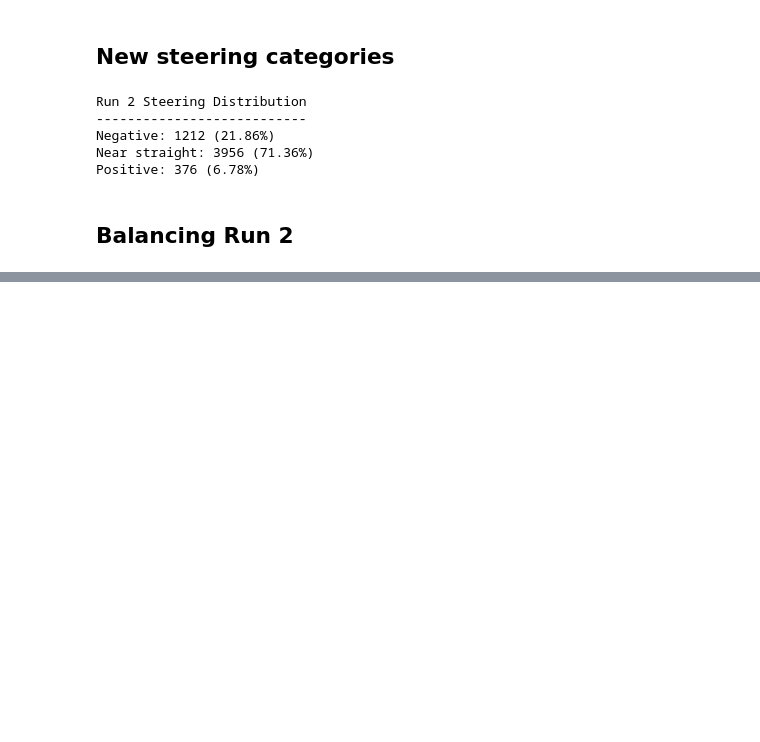
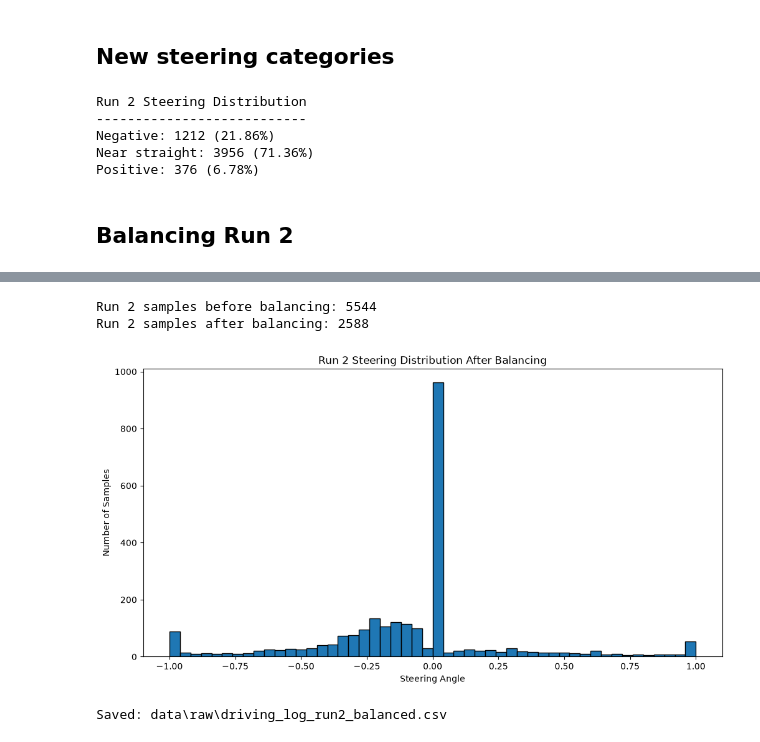
Before and after one commit to eljesam/Smart-Tech-CA2, a Jupyter notebook: exploration.ipynb, the cells around one changed output, grey strips where cells are left out. Saved outputs shown, nothing was run; the diff lists cells and outputs as text; code cells hidden in the pictures; blank space fills up the shorter version.

Commit message:
balanced run 2

```diff
--- a/exploration.ipynb
+++ b/exploration.ipynb
@@ -637,0 +641,53 @@ print("Near-straight samples:", len(straight))
+# %%
+MAX_STRAIGHT_SAMPLES = 1000
+
+if len(straight) > MAX_STRAIGHT_SAMPLES:
+    straight = straight.sample(
+        n=MAX_STRAIGHT_SAMPLES,
+        random_state=42
+    )
+# %%
+run2_balanced = pd.concat(
+    [turning, straight],
+    ignore_index=True
+)
+
+run2_balanced = run2_balanced.sample(
+    frac=1,
+    random_state=42
+).reset_index(drop=True)
+
+print("Run 2 samples before balancing:", len(run2_df))
+print("Run 2 samples after balancing:", len(run2_balanced))
+# %% [output]
+Run 2 samples before balancing: 5544
+Run 2 samples after balancing: 2588
+# %%
+plt.figure(figsize=(12, 6))
+
+plt.hist(
+    run2_balanced["steering"],
+    bins=50,
+    edgecolor="black"
+)
+
+plt.title("Run 2 Steering Distribution After Balancing")
+plt.xlabel("Steering Angle")
+plt.ylabel("Number of Samples")
+
+plt.show()
+# %% [output]
+[figure, added]
+# %%
+RUN2_BALANCED_PATH = (
+    DATA_DIR / "driving_log_run2_balanced.csv"
+)
+
+run2_balanced.to_csv(
+    RUN2_BALANCED_PATH,
+    index=False
+)
+
+print("Saved:", RUN2_BALANCED_PATH)
+# %% [output]
+Saved: data\raw\driving_log_run2_balanced.csv
```
Also changed, not shown: parts of 1 cell of this notebook, 1 other file.
